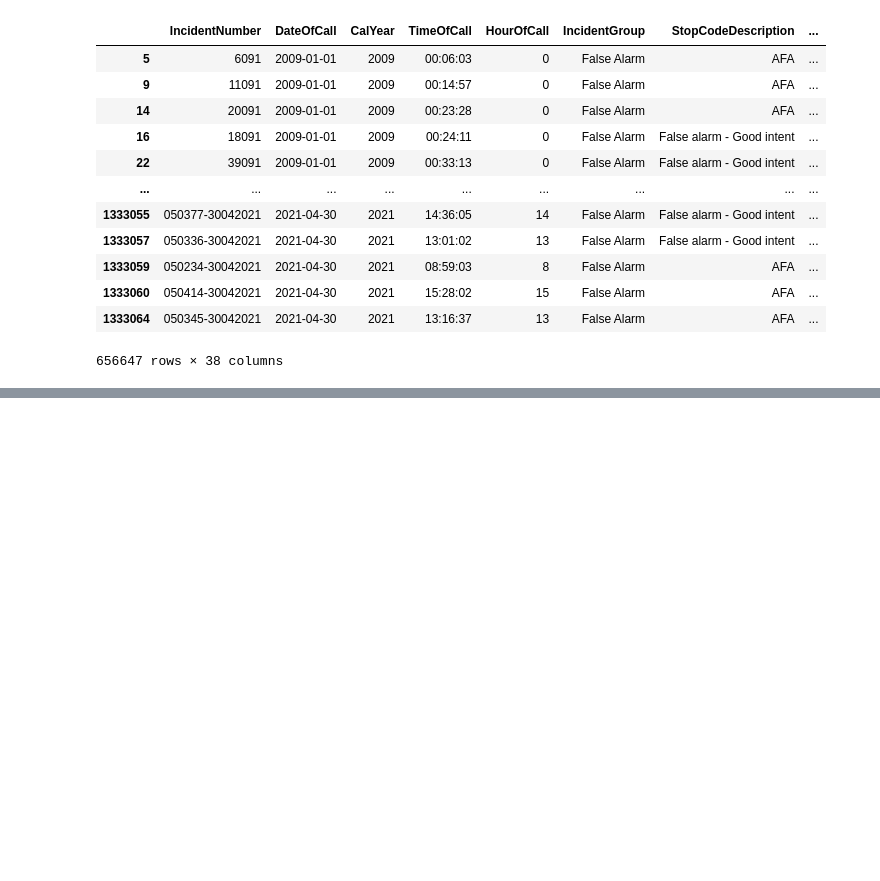
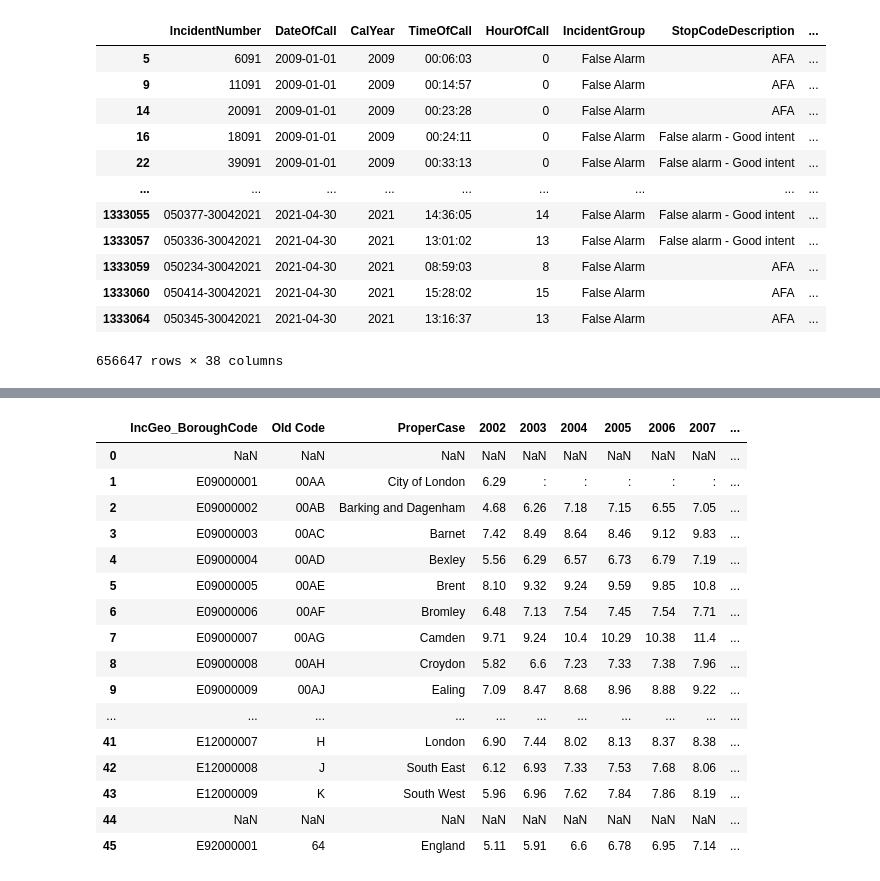
Before and after one commit to Roberto-he/TFM_RHG, a Jupyter notebook: TFM_FIRE_RHG.ipynb, the cells around one changed output, grey strips where cells are left out. Cells and saved outputs as stored; diff of their text form; code cells hidden in the pictures; blank space fills up the shorter version.

```diff
--- a/TFM_FIRE_RHG.ipynb
+++ b/TFM_FIRE_RHG.ipynb
@@ -289,0 +251,3 @@ dtype: int64
+# %%
+viviendas = pd.read_excel('/gdrive/My Drive/TFM-Roberto_Hernandez/datasets/ratio-house-price-earnings-residence-based.xlsx')
+viviendas.head()
@@ -289,0 +261,21 @@ dtype: int64
+# %%
+viviendas=viviendas.rename(columns={"New Code": "IncGeo_BoroughCode", "Area":"ProperCase"})
+viviendas
+# %% [output]
+|  | IncGeo_BoroughCode | Old Code | ProperCase | 2002 | 2003 | 2004 | 2005 | 2006 | 2007 | ... |
+| 0 | NaN | NaN | NaN | NaN | NaN | NaN | NaN | NaN | NaN | ... |
+| 1 | E09000001 | 00AA | City of London | 6.29 | : | : | : | : | : | ... |
+| 2 | E09000002 | 00AB | Barking and Dagenham | 4.68 | 6.26 | 7.18 | 7.15 | 6.55 | 7.05 | ... |
+| 3 | E09000003 | 00AC | Barnet | 7.42 | 8.49 | 8.64 | 8.46 | 9.12 | 9.83 | ... |
+| 4 | E09000004 | 00AD | Bexley | 5.56 | 6.29 | 6.57 | 6.73 | 6.79 | 7.19 | ... |
+| 5 | E09000005 | 00AE | Brent | 8.10 | 9.32 | 9.24 | 9.59 | 9.85 | 10.8 | ... |
+| 6 | E09000006 | 00AF | Bromley | 6.48 | 7.13 | 7.54 | 7.45 | 7.54 | 7.71 | ... |
+| 7 | E09000007 | 00AG | Camden | 9.71 | 9.24 | 10.4 | 10.29 | 10.38 | 11.4 | ... |
+| 8 | E09000008 | 00AH | Croydon | 5.82 | 6.6 | 7.23 | 7.33 | 7.38 | 7.96 | ... |
+| 9 | E09000009 | 00AJ | Ealing | 7.09 | 8.47 | 8.68 | 8.96 | 8.88 | 9.22 | ... |
+| ... | ... | ... | ... | ... | ... | ... | ... | ... | ... | ... |
+| 41 | E12000007 | H | London | 6.90 | 7.44 | 8.02 | 8.13 | 8.37 | 8.38 | ... |
+| 42 | E12000008 | J | South East | 6.12 | 6.93 | 7.33 | 7.53 | 7.68 | 8.06 | ... |
+| 43 | E12000009 | K | South West | 5.96 | 6.96 | 7.62 | 7.84 | 7.86 | 8.19 | ... |
+| 44 | NaN | NaN | NaN | NaN | NaN | NaN | NaN | NaN | NaN | ... |
+| 45 | E92000001 | 64 | England | 5.11 | 5.91 | 6.6 | 6.78 | 6.95 | 7.14 | ... |
```
Also changed, not shown: parts of 59 cells of this notebook.
